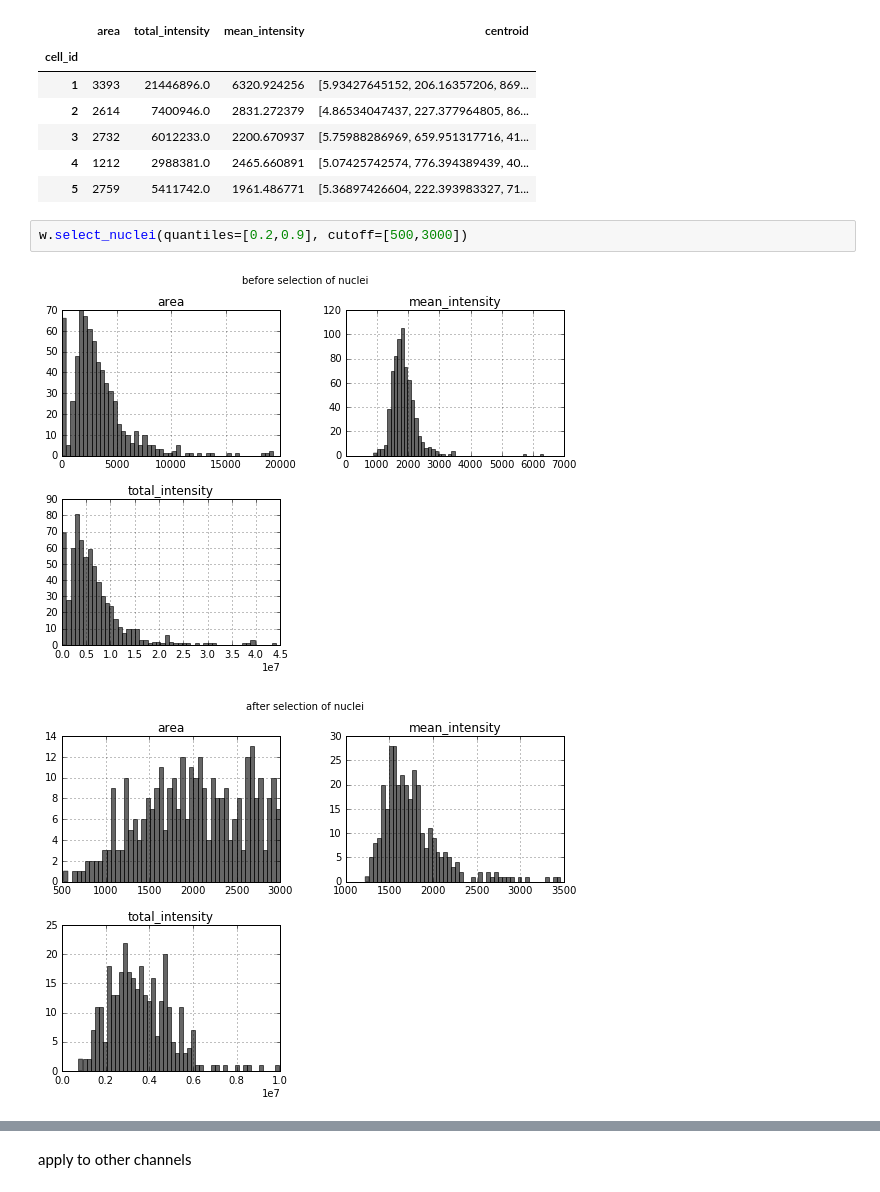
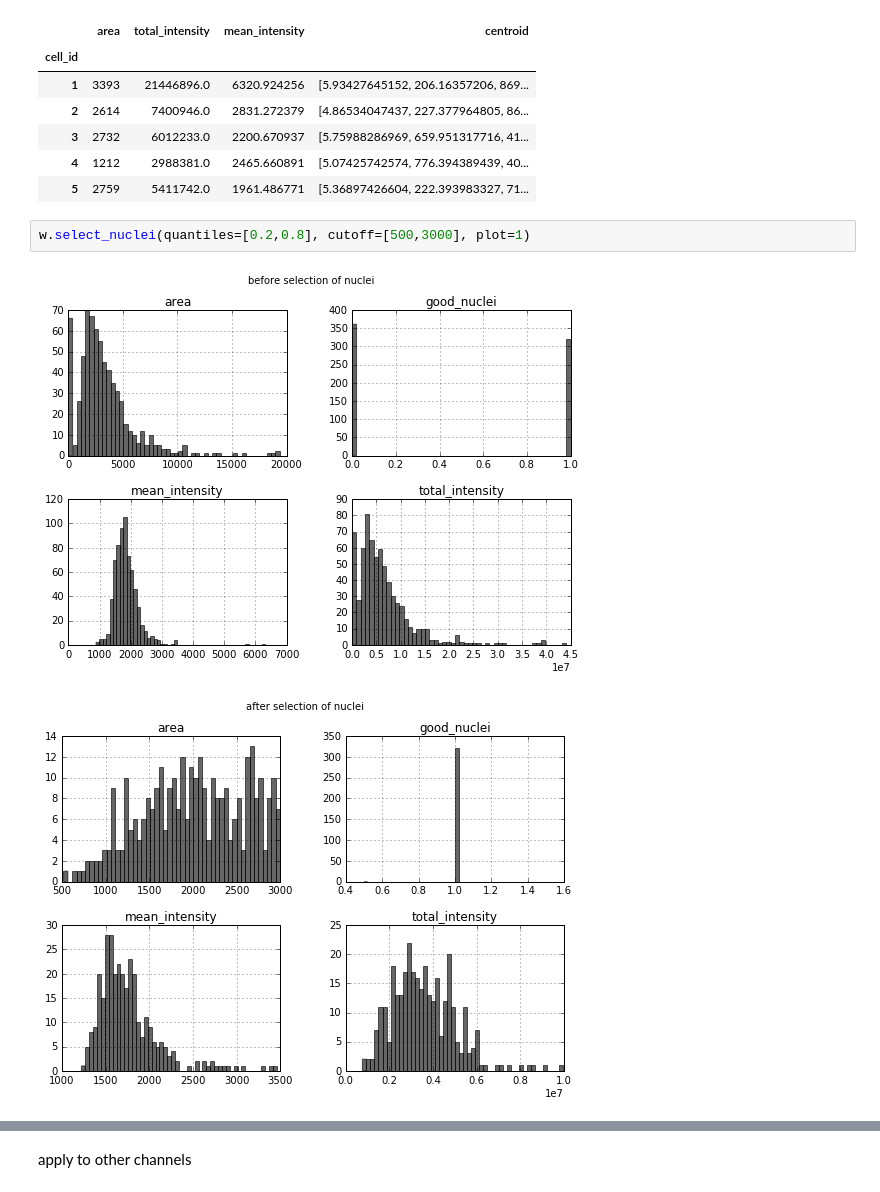
Before and after one commit to jjmetzger/stemcell_segmentation, a Jupyter notebook: watershed3d.ipynb, the cells around one changed output, grey strips where cells are left out. Drawn from its saved outputs; the diff is of its cells as text.

```diff
--- a/watershed3d.ipynb
+++ b/watershed3d.ipynb
@@ -59,10 +57,10 @@ w.df.head()
 | 4 | 1212 | 2988381.0 | 2465.660891 | [5.07425742574, 776.394389439, 40... |
 | 5 | 2759 | 5411742.0 | 1961.486771 | [5.36897426604, 222.393983327, 71... |
 # %%
-w.select_nuclei(quantiles=[0.2,0.9], cutoff=[500,3000])
+w.select_nuclei(quantiles=[0.2,0.8], cutoff=[500,3000], plot=1)
 # %% [output]
-[figure, old version]
+[figure, new version]
-[figure, old version]
+[figure, new version]
 [figure]
 # %% [markdown]
 apply to other channels
```
Also changed, not shown: parts of 21 cells of this notebook, 1 other file.
